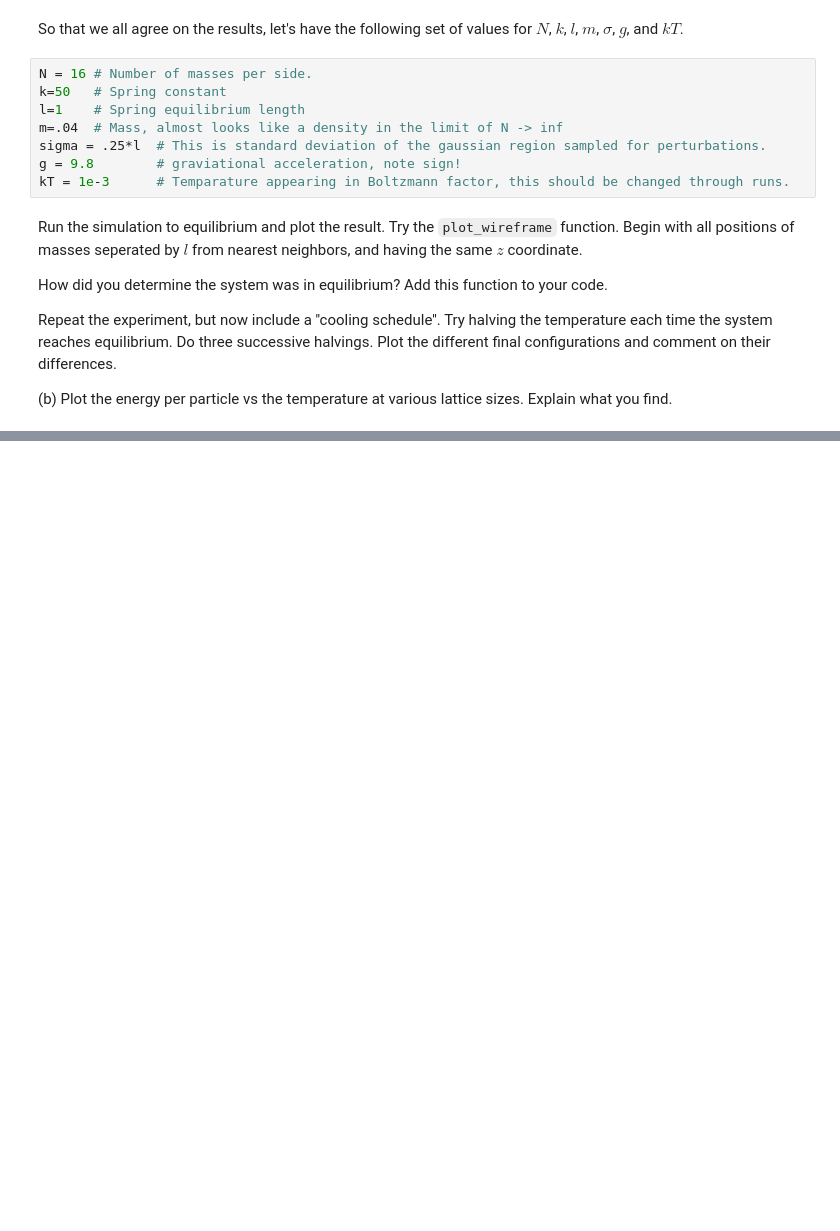
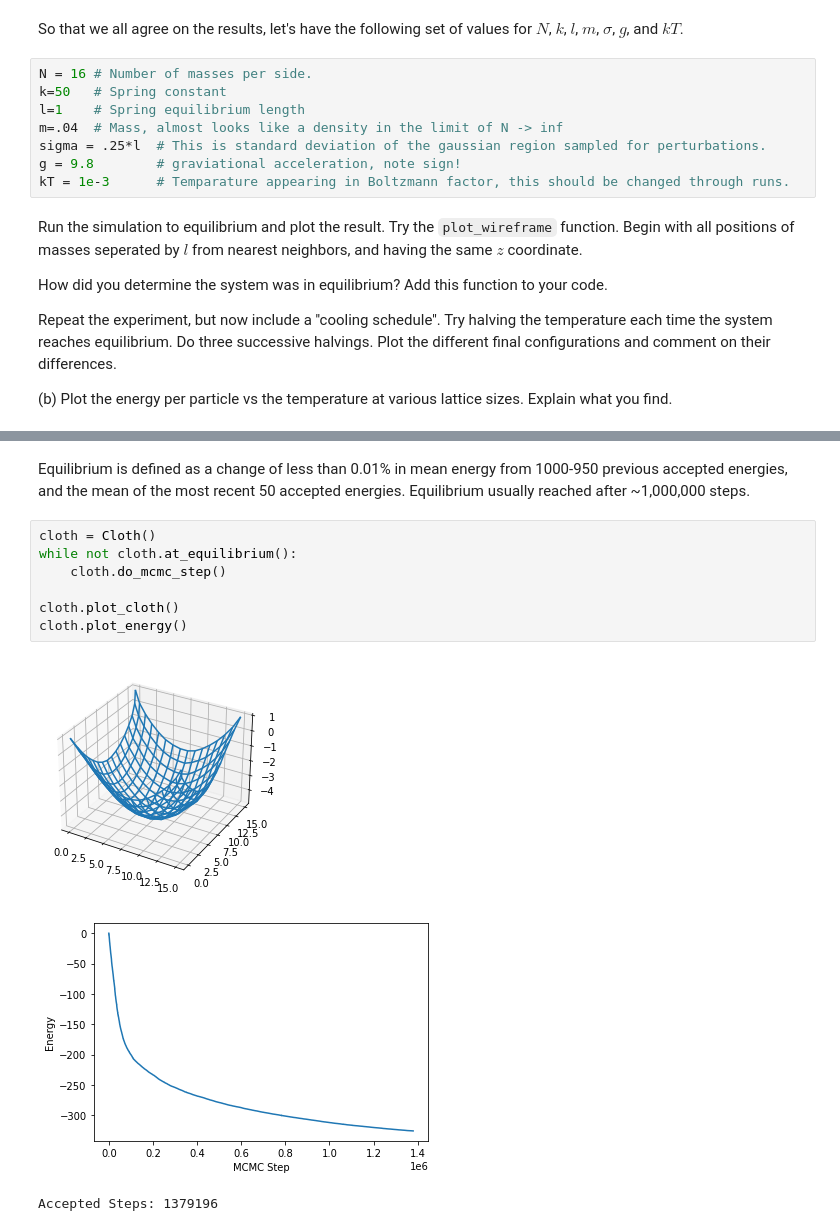
Before and after one commit to DaithiMartin/Simulation_Modeling_CSCI-577, a Jupyter notebook: Week_5_Annealing/Falling Tablecloth.ipynb, the cells around one changed output, grey strips where cells are left out. Saved outputs shown, nothing was run; the diff lists cells and outputs as text; blank space fills up the shorter version.

```diff
--- a/Week_5_Annealing/Falling Tablecloth.ipynb
+++ b/Week_5_Annealing/Falling Tablecloth.ipynb
@@ -73,0 +298,14 @@ class Cloth():
+# %% [markdown]
+Equilibrium is defined as a change of less than 0.01% in mean energy from 1000-950 previous accepted energies, and the mean
+ of the most recent 50 accepted energies. Equilibrium usually reached after ~1,000,000 steps.
+# %%
+cloth = Cloth()
+while not cloth.at_equilibrium():
+    cloth.do_mcmc_step()
+
+cloth.plot_cloth()
+cloth.plot_energy()
+# %% [output]
+[figure, added]
+[figure, added]
+Accepted Steps: 1379196
```
Also changed, not shown: parts of 11 cells of this notebook.
